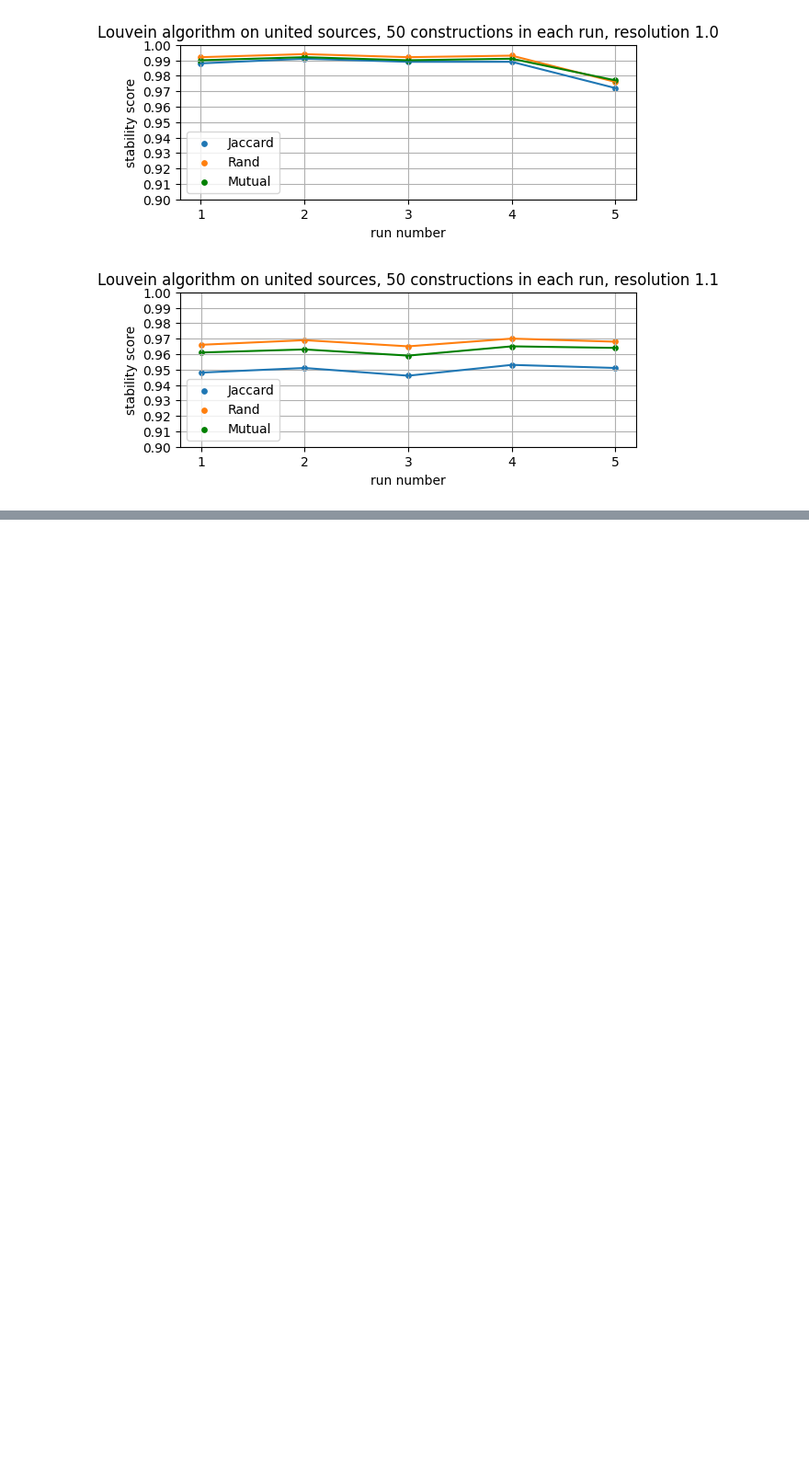
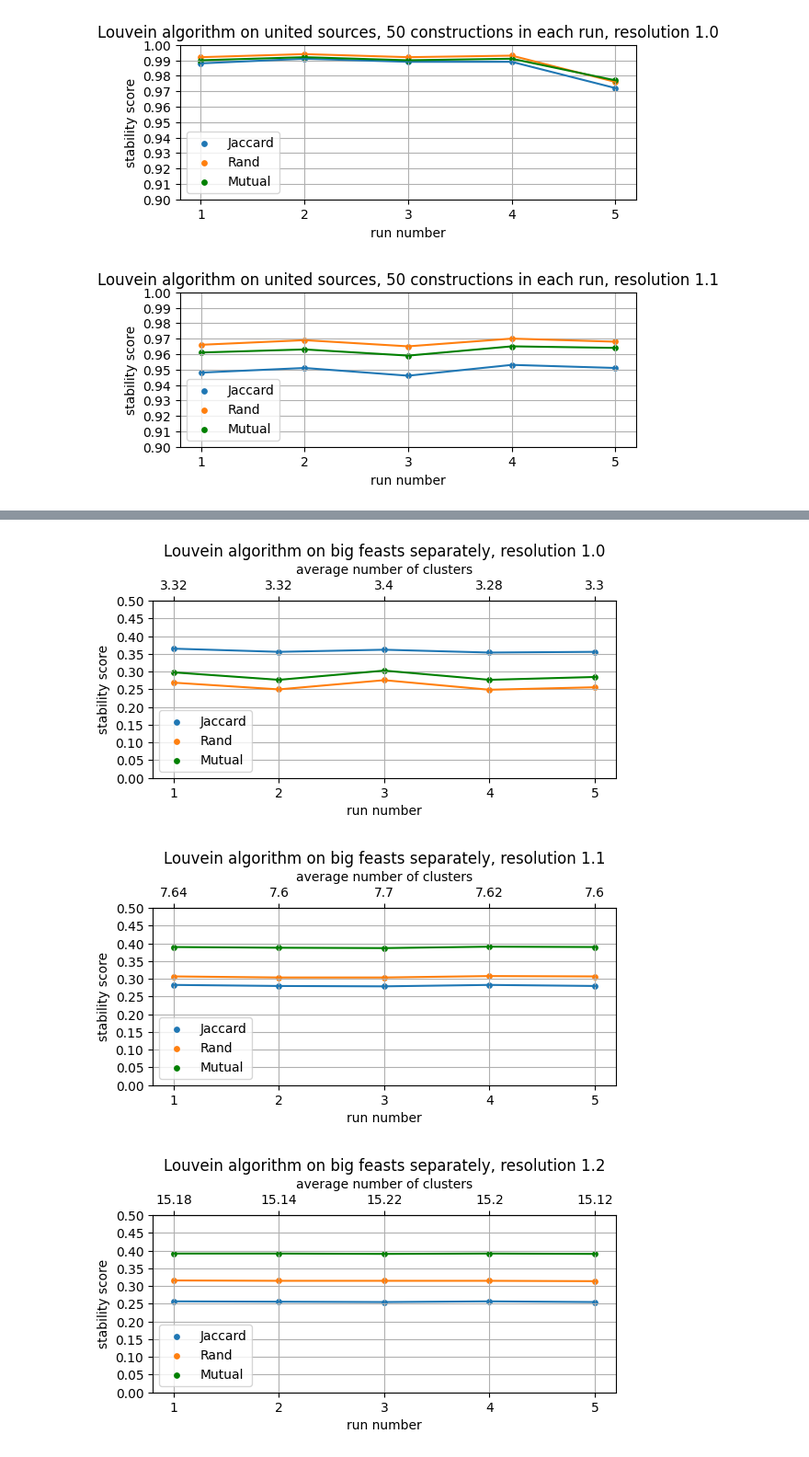
Before and after one commit to DvorakovaA/Mapping_the_Repertoire_of_Gregorian_Chant, a Jupyter notebook: thesis/research/louvein_comp.ipynb, the cells around one changed output, grey strips where cells are left out. Shown at 92% size. Saved outputs shown, nothing was run; the diff lists cells and outputs as text; code cells hidden in the pictures; blank space fills up the shorter version.

Commit message:
feat: add research steps by feasts (sec 4.4)

```diff
--- a/thesis/research/louvein_comp.ipynb
+++ b/thesis/research/louvein_comp.ipynb
@@ -865,0 +1061,19 @@ plt.show()
+# %%
+# Stability of results
+print('Average among 5 runs for each resolution \n')
+for res in each_f_final_res_opt:
+    print('resolution:', res)
+    jacc = []
+    rand = []
+    mut = []
+    clust = []
+    for i in range(5):
+        jacc.append(count_jaccard(each_f_final_dict[res][i]['vars'], each_f_sources_dict))
+        rand.append(count_rand(each_f_final_dict[res][i]['labels']))
+        mut.append(count_mutual(each_f_final_dict[res][i]['labels']))
+        clust.append(each_f_final_dict[res][i]['clusters'])
+    print('  Jaccard:', round(np.mean(jacc), 3), jacc)
+    print('  Rand:', round(np.mean(rand), 3), rand)
+    print('  Mutual:', round(np.mean(mut), 3), mut)
+    print('  Clusters:', round(np.mean(clust), 3))
+    print()
@@ -865,0 +1100,33 @@ plt.show()
+# %%
+# Plot stability of results
+# Figure 4.16
+for res in each_f_final_res_opt:
+    fig = plt.figure(figsize=(6.5,2.5))
+    ax1 = fig.add_subplot(111)
+    ax1.scatter(x=[1, 2, 3, 4, 5], y=[count_jaccard(each_f_final_dict[res][x]['vars'], each_f_sources_dict) for x in range(5)], s=15, c='tab:blue', marker="o", label="Jaccard")
+    ax1.plot([1, 2, 3, 4, 5], [count_jaccard(each_f_final_dict[res][x]['vars'], each_f_sources_dict) for x in range(5)], c='tab:blue')
+
+    ax1.scatter(x=[1, 2, 3, 4, 5], y=[count_rand(each_f_final_dict[res][x]['labels']) for x in range(5)], s=15, c='tab:orange', marker="o", label="Rand")
+    ax1.plot([1, 2, 3, 4, 5], [count_rand(each_f_final_dict[res][x]['labels']) for x in range(5)], c='tab:orange')
+
+    ax1.scatter(x=[1, 2, 3, 4, 5], y=[count_mutual(each_f_final_dict[res][x]['labels']) for x in range(5)], s=15, c='g', marker="o", label="Mutual")
+    ax1.plot([1, 2, 3, 4, 5], [count_mutual(each_f_final_dict[res][x]['labels']) for x in range(5)], c='g')
+
+    ax2 = ax1.secondary_xaxis('top')
+    avg_clusters = [round(np.mean(each_f_final_dict[res][i]['clusters']), 2) for i in range(5) ]
+    ax2.set_xlabel("average number of clusters")
+    ax2.set_xticks([1, 2, 3, 4, 5])
+    ax2.set_xticklabels(avg_clusters)
+
+    plt.title('Louvein algorithm on big feasts separately, resolution ' + str(res))
+    plt.xlabel("run number")
+    plt.xticks([1, 2, 3, 4, 5])
+    plt.ylabel("stability score")
+    plt.yticks([0.0, 0.05, 0.1, 0.15, 0.2, 0.25, 0.3, 0.35, 0.4, 0.45, 0.5])
+    plt.legend(loc='lower left')
+    plt.grid()
+    plt.show()
+# %% [output]
+[figure, added]
+[figure, added]
+[figure, added]
```
Also changed, not shown: parts of 19 cells of this notebook.
